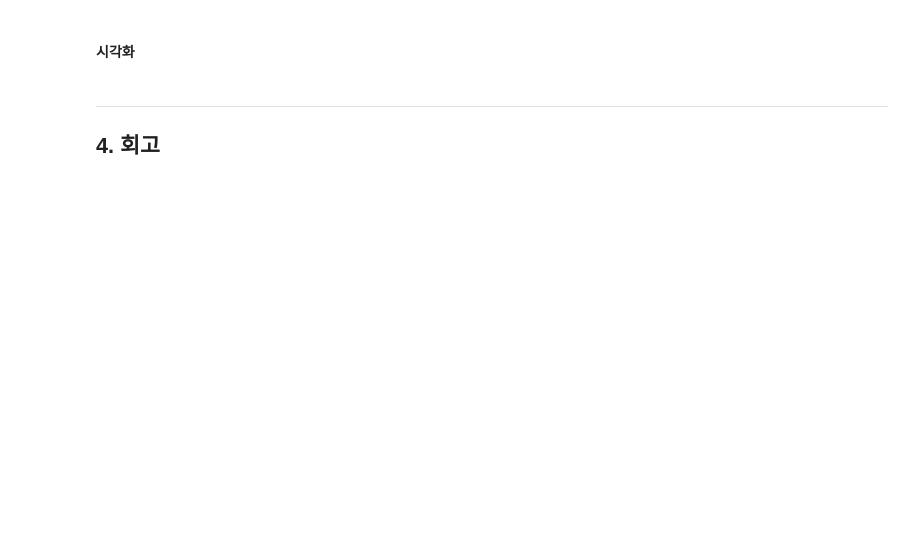
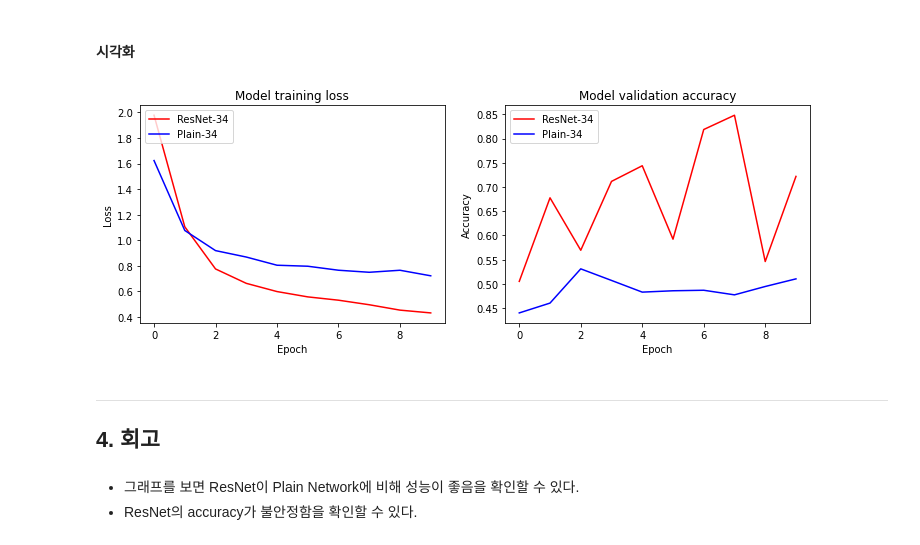
Before and after one commit to wbj1209/aiffel_project, a Jupyter notebook: goingdeeper/goingdeeper_02/G02_ResNet.ipynb, the cells around one changed output. Drawn from its saved outputs; the diff is of its cells as text; code cells hidden in the pictures; blank space fills up the shorter version.

```diff
--- a/goingdeeper/goingdeeper_02/G02_ResNet.ipynb
+++ b/goingdeeper/goingdeeper_02/G02_ResNet.ipynb
@@ -49,2 +373,5 @@ import tensorflow_datasets as tfds
+# %%
+ds_train = apply_normalize_on_dataset(ds_train, batch_size=BATCH_SIZE)
+ds_test = apply_normalize_on_dataset(ds_test, batch_size=BATCH_SIZE)
 # %% [markdown]
 #### ResNet-34
@@ -51,2 +421,24 @@ import tensorflow_datasets as tfds
 # %% [markdown]
 #### Plain Network-34
+# %%
+plain_34 = build_plainnet(input_shape=(224, 224, 3),
+                          num_classes=1,
+                          is_50=False,
+                          activation='sigmoid',
+                          name='Plain_34')
+# %%
+plain_34.compile(
+    loss='binary_crossentropy',
+    optimizer=tf.keras.optimizers.Adam(lr=0.001),
+    metrics=['accuracy'],
+)
+
+history_plain_34 = plain_34.fit(
+    ds_train,
+    steps_per_epoch=int(ds_info.splits['train[:80%]'].num_examples/BATCH_SIZE),
+    validation_steps=int(ds_info.splits['train[80%:]'].num_examples/BATCH_SIZE),
+    epochs=EPOCH,
+    validation_data=ds_test,
+    verbose=1,
+    use_multiprocessing=True,
+)
@@ -53,5 +466,29 @@ import tensorflow_datasets as tfds
 # %% [markdown]
 #### 시각화
+# %%
+plt.figure(figsize=(12, 4))
+plt.subplot(1, 2, 1)
+plt.plot(history_resnet_34.history['loss'], 'r')
+plt.plot(history_plain_34.history['loss'], 'b')
+plt.title('Model training loss')
+plt.ylabel('Loss')
+plt.xlabel('Epoch')
+plt.legend(['ResNet-34', 'Plain-34'], loc='upper left')
+
+plt.subplot(1,2,2)
+plt.plot(history_resnet_34.history['val_accuracy'], 'r')
+plt.plot(history_plain_34.history['val_accuracy'], 'b')
+plt.title('Model validation accuracy')
+plt.ylabel('Accuracy')
+plt.xlabel('Epoch')
+plt.legend(['ResNet-34', 'Plain-34'], loc='upper left')
+
+plt.show()
+# %% [output]
+[figure, added]
 # %% [markdown]
 ---
 ## 4. 회고
+# %% [markdown]
+- 그래프를 보면 ResNet이 Plain Network에 비해 성능이 좋음을 확인할 수 있다.
+- ResNet의 accuracy가 불안정함을 확인할 수 있다.
```
Also changed, not shown: parts of 29 cells of this notebook.
